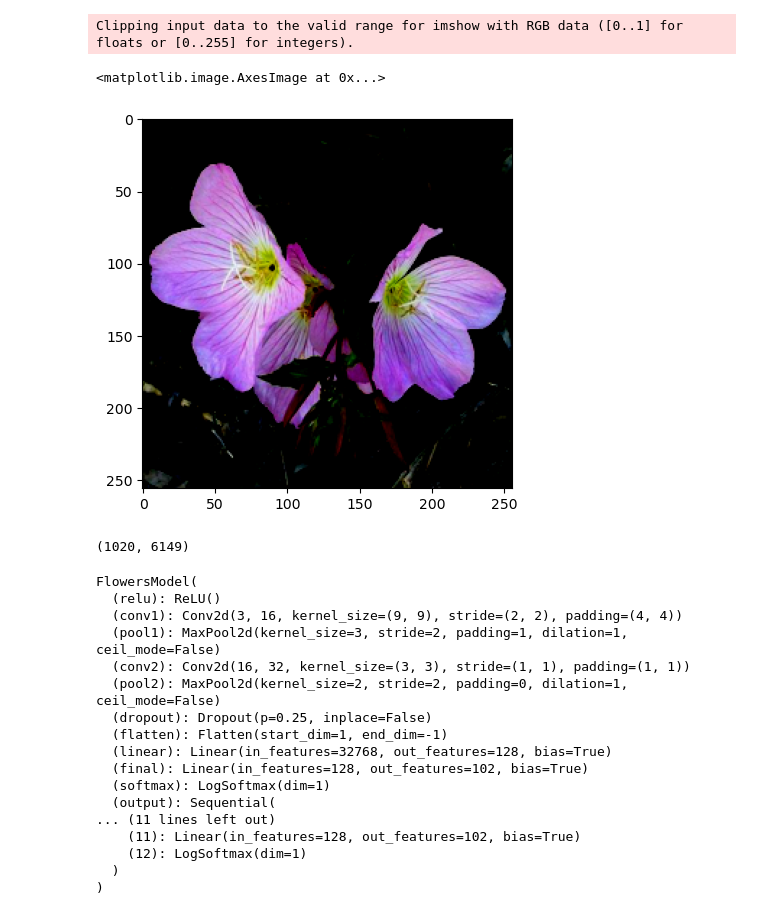
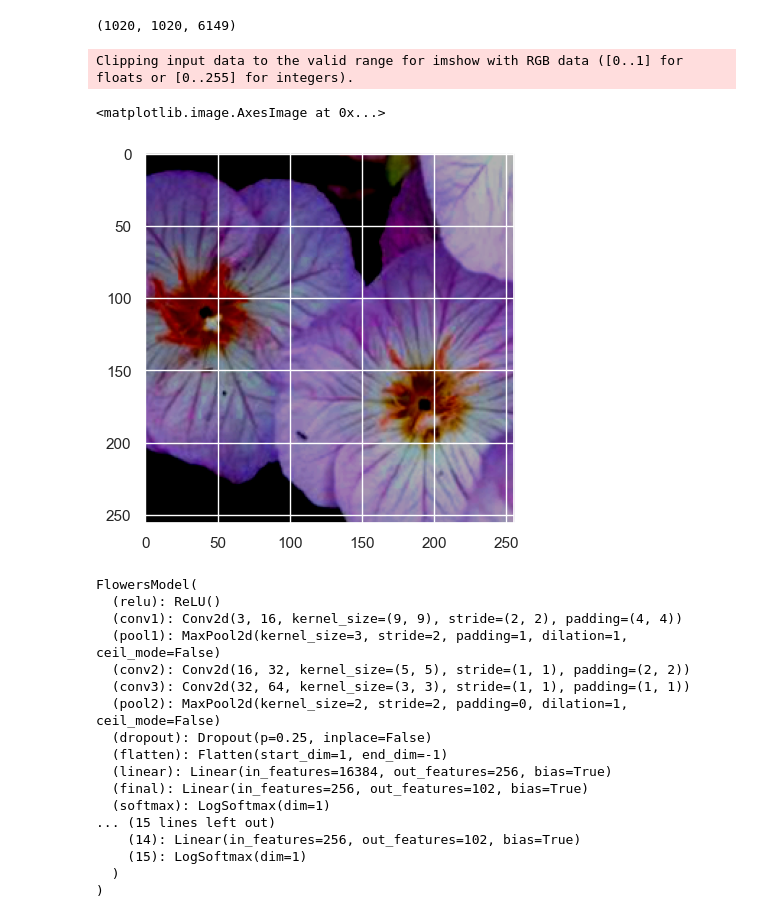
Before and after one commit to JMM889901/int2, a Jupyter notebook: flowers_model.ipynb, the cells around one changed output. Drawn from its saved outputs; the diff is of its cells as text; code cells hidden in the pictures.

```diff
--- a/flowers_model.ipynb
+++ b/flowers_model.ipynb
@@ -9,30 +10,31 @@ import scipy
 # %%
 input_transform = transforms.Compose([
-    transforms.Resize((256, 256)),
-    transforms.AutoAugment(),
+    # transforms.Resize((256, 256)),
+    transforms.AutoAugment(transforms.AutoAugmentPolicy.CIFAR10),
+    transforms.RandomCrop(256),
     transforms.ToTensor(),
     transforms.Normalize(0.5, 0.5)
 ])
 
 output_transform = transforms.Compose([
-    transforms.Resize((256, 256)),
+    transforms.CenterCrop((256, 256)),
     transforms.ToTensor(),
     transforms.Normalize(0.5, 0.5)
 ])
 
 training_data = datasets.Flowers102(root="data", split="train", download=True, transform=input_transform)
+validation_data = datasets.Flowers102(root="data", split="val", download=True, transform=output_transform)
 test_data = datasets.Flowers102(root="data", split="test", download=True, transform=output_transform)
+# %%
+len(training_data), len(validation_data), len(test_data)
+# %% [output]
+(1020, 1020, 6149)
 # %%
-image = test_data[2][0]
-plt.imshow(image.permute(1, 2, 0))
+plt.imshow(training_data[0][0].permute(1, 2, 0))
 # %% [output]
 Clipping input data to the valid range for imshow with RGB data ([0..1] for floats or [0..255] for integers).
 <matplotlib.image.AxesImage at 0x...>
-[figure, old version]
+[figure, new version]
-# %%
-len(training_data), len(test_data)
-# %% [output]
-(1020, 6149)
 # %%
 batch_size = 32
 train_dataloader = DataLoader(training_data, batch_size=batch_size, shuffle=True)
@@ -47,18 +50,22 @@ class FlowersModel(nn.Module):
         self.relu = nn.ReLU()
         self.conv1 = nn.Conv2d(3, 16, 9, padding=4, stride=2)
         self.pool1 = nn.MaxPool2d(3, stride=2, padding=1)
-        self.conv2 = nn.Conv2d(16, 32, 3, padding=1)
+        self.conv2 = nn.Conv2d(16, 32, 5, padding=2)
+        self.conv3 = nn.Conv2d(32, 64, 3, padding=1)
         self.pool2 = nn.MaxPool2d(2)
         self.dropout = nn.Dropout(0.25)
         self.flatten = nn.Flatten()
-        self.linear = nn.Linear(32 * 32 * 32, 128)
-        self.final = nn.Linear(128, 102)
+        self.linear = nn.Linear(64 * 16 * 16, 256)
+        self.final = nn.Linear(256, 102)
         self.softmax = nn.LogSoftmax(dim=1)
         self.output = nn.Sequential(
             self.conv1,
             self.relu,
             self.pool1,
             self.conv2,
+            self.relu,
+            self.pool2,
+            self.conv3,
             self.relu,
             self.pool2,
             self.flatten,
@@ -73,6 +80,18 @@ class FlowersModel(nn.Module):
     def forward(self, x):
         return self.output(x)
 
+    def get_first_conv_output(self, x):
+        return self.relu(self.conv1(x))
+
+    def get_second_conv_output(self, x):
+        x = self.relu(self.conv1(x))
+        return self.relu(self.conv2(self.pool1(x)))
+
+    def get_third_conv_output(self, x):
+        x = self.relu(self.conv1(x))
+        x = self.relu(self.conv2(self.pool1(x)))
+        return self.relu(self.conv3(self.pool2(x)))
+
 model = FlowersModel().to(device)
 model
 # %% [output]
@@ -80,17 +99,17 @@ FlowersModel(
   (relu): ReLU()
   (conv1): Conv2d(3, 16, kernel_size=(9, 9), stride=(2, 2), padding=(4, 4))
   (pool1): MaxPool2d(kernel_size=3, stride=2, padding=1, dilation=1, ceil_mode=False)
-  (conv2): Conv2d(16, 32, kernel_size=(3, 3), stride=(1, 1), padding=(1, 1))
+  (conv2): Conv2d(16, 32, kernel_size=(5, 5), stride=(1, 1), padding=(2, 2))
+  (conv3): Conv2d(32, 64, kernel_size=(3, 3), stride=(1, 1), padding=(1, 1))
   (pool2): MaxPool2d(kernel_size=2, stride=2, padding=0, dilation=1, ceil_mode=False)
   (dropout): Dropout(p=0.25, inplace=False)
   (flatten): Flatten(start_dim=1, end_dim=-1)
-  (linear): Linear(in_features=32768, out_features=128, bias=True)
-  (final): Linear(in_features=128, out_features=102, bias=True)
+  (linear): Linear(in_features=16384, out_features=256, bias=True)
+  (final): Linear(in_features=256, out_features=102, bias=True)
   (softmax): LogSoftmax(dim=1)
-  (output): Sequential(
-... (11 lines left out)
-    (11): Linear(in_features=128, out_features=102, bias=True)
-    (12): LogSoftmax(dim=1)
+... (15 lines left out)
+    (14): Linear(in_features=256, out_features=102, bias=True)
+    (15): LogSoftmax(dim=1)
   )
 )
 # %%
```
Also changed, not shown: parts of 14 cells of this notebook.
